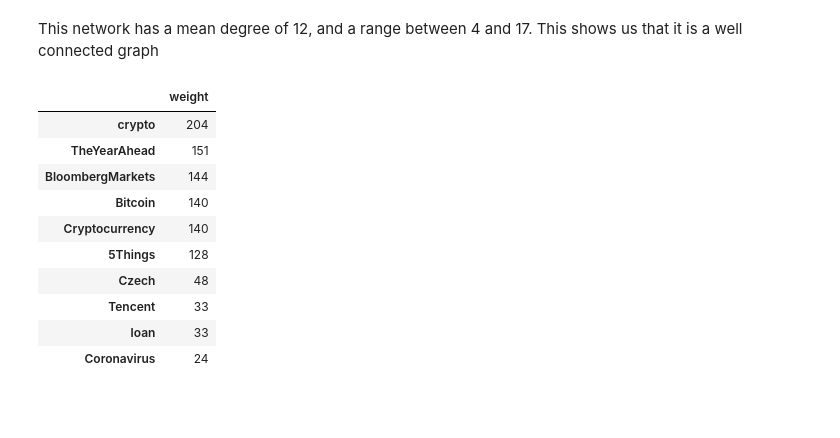
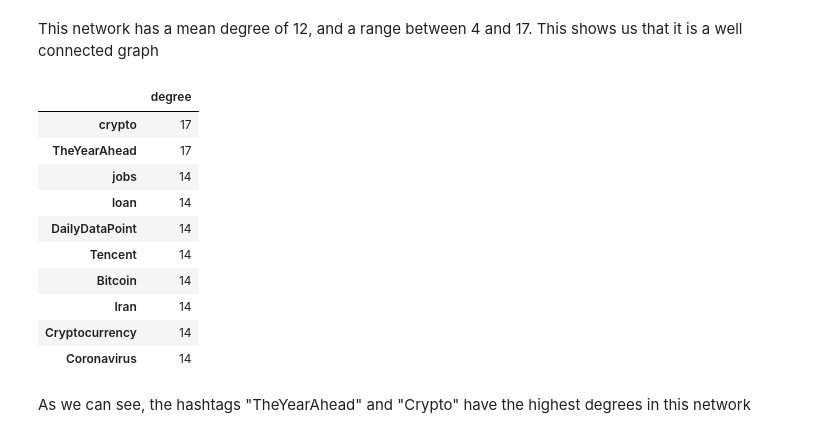
Before and after one commit to ravig00/Network-Analysis, a Jupyter notebook: 18361993_a2.ipynb, the cells around one changed output. Cells and saved outputs as stored; diff of their text form; code cells hidden in the pictures; blank space fills up the shorter version.

```diff
--- a/18361993_a2.ipynb
+++ b/18361993_a2.ipynb
@@ -194,16 +233,27 @@ replyGraph.head(3)
 | 47 | telebusiness | telebusiness |
 | 170 | benandjerrys | USATODAYmoney |
 | 244 | Nasdaq | Nasdaq |
+# %%
+#creating a function to see if there lies an edge between the two rows in the column
+def checkEdge(network,col1, col2):
+    if (network.has_edge(col1, col2)):
+        return True
+    else:
+        return False
 # %%
 #adding all values in the in reply to screen name column as a node since this would add outside users too
 for i,row in replyGraph.iterrows():
         replyNetwork.add_node(row["in_reply_to_screen_name"])
 # %%
 #creating an edge between the screen names of the accounts and the account they reply to
+#the function checks if there is an edge between the screen name and the person being replied to, if so, weight is added
 #if statement makes sure they are not replying to themselves
+counter = 1
 for i,rows in replyGraph.iterrows():
-    if rows['screen_name'] != rows['in_reply_to_screen_name']:
-        replyNetwork.add_edge( rows["screen_name"], rows["in_reply_to_screen_name"])
+    if not (checkEdge(replyNetwork,rows["screen_name"], rows["in_reply_to_screen_name"])) and (rows['screen_name'] != rows['in_reply_to_screen_name']):
+        replyNetwork.add_edge( rows["screen_name"], rows["in_reply_to_screen_name"], weight=counter)
+    elif (rows['screen_name'] != rows['in_reply_to_screen_name']):
+        replyNetwork[rows["screen_name"]][rows["in_reply_to_screen_name"]]["weight"] = replyNetwork[rows["screen_name"]][rows["in_reply_to_screen_name"]]["weight"]+counter
 # %%
 makeGraph(replyNetwork, "red", "Reply Network")
 # %% [output]
@@ -339,9 +376,12 @@ def calcWeight(col1, col2):
 # %%
 #looping throught the table and the length of the column to add the edge.
 #We connect all the screen names that exist in the user_mentions column with the screen names in the user column
+#using the check edge function, we can see if there is an edge and add weights to the edges.
+counter = 1
 for i, row in mentionGraph.iterrows():
     for j in range(len(row['user_mentions'])):
-            if (row['screen_name'], row['user_mentions'][j]['screen_name']):
-                w = calcWeight(row['screen_name'], row['user_mentions'][j]['screen_name'])
-                mentionNetwork.add_edge(row['screen_name'], row['user_mentions'][j]['screen_name'], weight = w)
+            if not (checkEdge(mentionNetwork, row['screen_name'], row['user_mentions'][j]['screen_name'])):
+                mentionNetwork.add_edge(row['screen_name'], row['user_mentions'][j]['screen_name'], weight = counter)
+            elif (row['screen_name'] != row['user_mentions'][j]['screen_name']):
+                mentionNetwork[row['screen_name']][row['user_mentions'][j]['screen_name']]["weight"] = mentionNetwork[row['screen_name']][row['user_mentions'][j]['screen_name']]["weight"]+counter
 # %%
@@ -848,22 +889,24 @@ DegreeData
 This network has a mean degree of 12, and a range between 4 and 17. This shows us that it is a well connected graph
 # %%
 #identifying the hashtags with the highest weight
-degrees = dict( eg.degree(co_degree, weight = "weight") )
+degrees = dict( eg.degree(co_degree, weight = "degree") )
 s_deg = pd.Series( degrees )
-df_summary = pd.DataFrame( {"weight" : s_deg} )
-df_summary.sort_values( by="weight", ascending=False ).head(10)
+df_summary = pd.DataFrame( {"degree" : s_deg} )
+df_summary.sort_values( by="degree", ascending=False ).head(10)
 # %% [output]
-|  | weight |
-| crypto | 204 |
-| TheYearAhead | 151 |
-| BloombergMarkets | 144 |
-| Bitcoin | 140 |
-| Cryptocurrency | 140 |
-| 5Things | 128 |
-| Czech | 48 |
-| Tencent | 33 |
-| loan | 33 |
-| Coronavirus | 24 |
+|  | degree |
+| crypto | 17 |
+| TheYearAhead | 17 |
+| jobs | 14 |
+| loan | 14 |
+| DailyDataPoint | 14 |
+| Tencent | 14 |
+| Bitcoin | 14 |
+| Iran | 14 |
+| Cryptocurrency | 14 |
+| Coronavirus | 14 |
+# %% [markdown]
+As we can see, the hashtags "TheYearAhead" and "Crypto" have the highest degrees in this network
 # %%
 # get all the edge weights
 weights = {}
```
Also changed, not shown: parts of 64 cells of this notebook.
